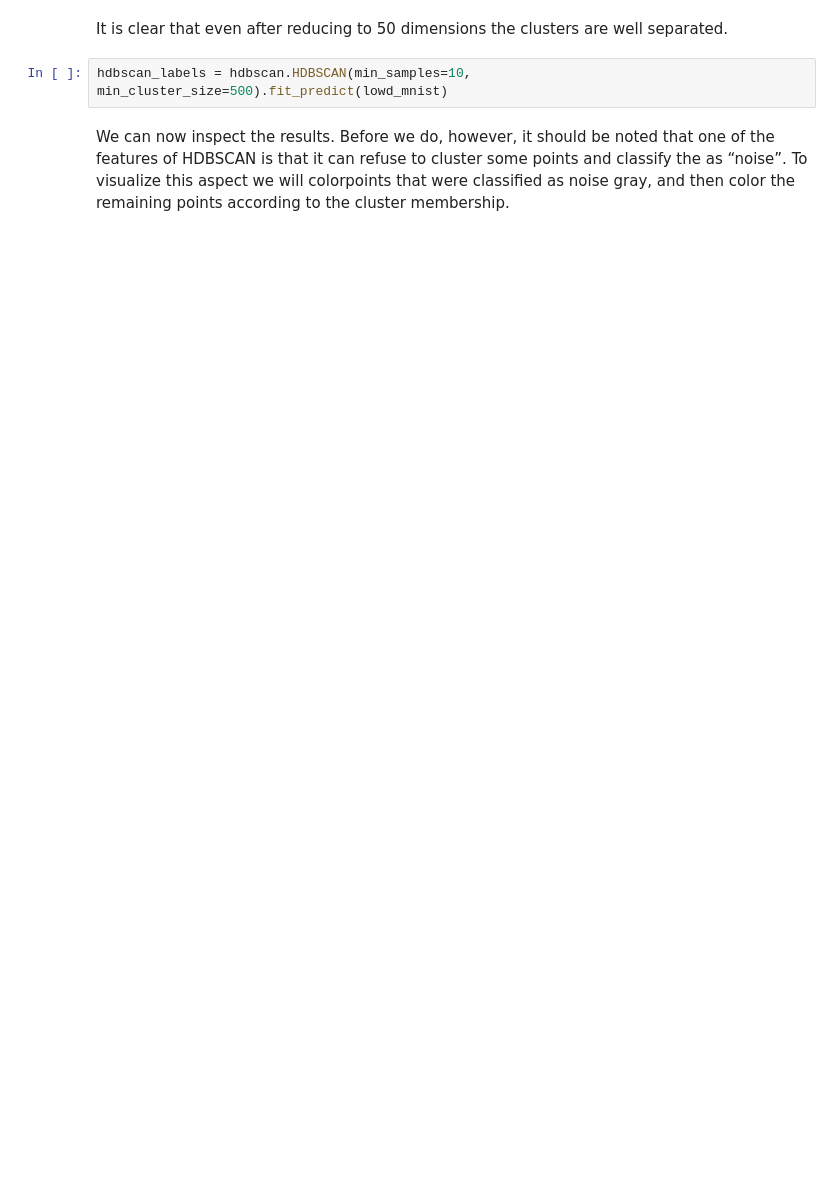
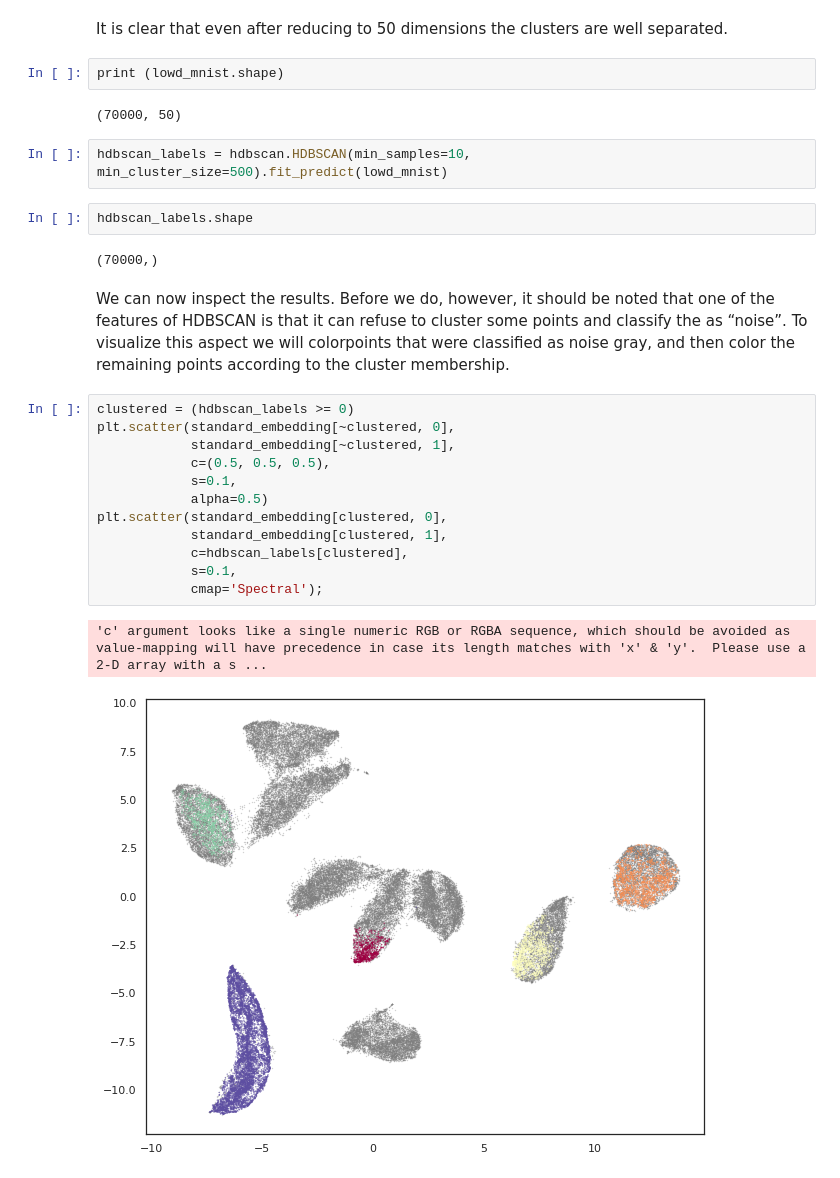
Before and after one commit to ShaunakSen/Data-Science-and-Machine-Learning, a Jupyter notebook: Clustering_UMAP.ipynb, the cells around one changed output. Cells and saved outputs as stored; diff of their text form; blank space fills up the shorter version.

Commit message:
UMAP -> HDBSCAN (improves performance)

```diff
--- a/Clustering_UMAP.ipynb
+++ b/Clustering_UMAP.ipynb
@@ -122,6 +122,29 @@ plt.scatter(x=standard_embedding_lowd[:,0], y=standard_embedding_lowd[:,1], c=mn
 # %% [markdown]
 It is clear that even after reducing to 50 dimensions the clusters are well separated.
+# %%
+print (lowd_mnist.shape)
+# %% [output]
+(70000, 50)
 # %%
 hdbscan_labels = hdbscan.HDBSCAN(min_samples=10, min_cluster_size=500).fit_predict(lowd_mnist)
+# %%
+hdbscan_labels.shape
+# %% [output]
+(70000,)
 # %% [markdown]
 We can now inspect the results. Before we do, however, it should be noted that one of the features of HDBSCAN is that it can refuse to cluster some points and classify the as “noise”. To visualize this aspect we will colorpoints that were classified as noise gray, and then color the remaining points according to the cluster membership.
+# %%
+clustered = (hdbscan_labels >= 0)
+plt.scatter(standard_embedding[~clustered, 0],
+            standard_embedding[~clustered, 1],
+            c=(0.5, 0.5, 0.5),
+            s=0.1,
+            alpha=0.5)
+plt.scatter(standard_embedding[clustered, 0],
+            standard_embedding[clustered, 1],
+            c=hdbscan_labels[clustered],
+            s=0.1,
+            cmap='Spectral');
+# %% [output]
+'c' argument looks like a single numeric RGB or RGBA sequence, which should be avoided as value-mapping will have precedence in case its length matches with 'x' & 'y'.  Please use a 2-D array with a s ...
+[figure, added]
```
Also changed, not shown: parts of 21 cells of this notebook.
